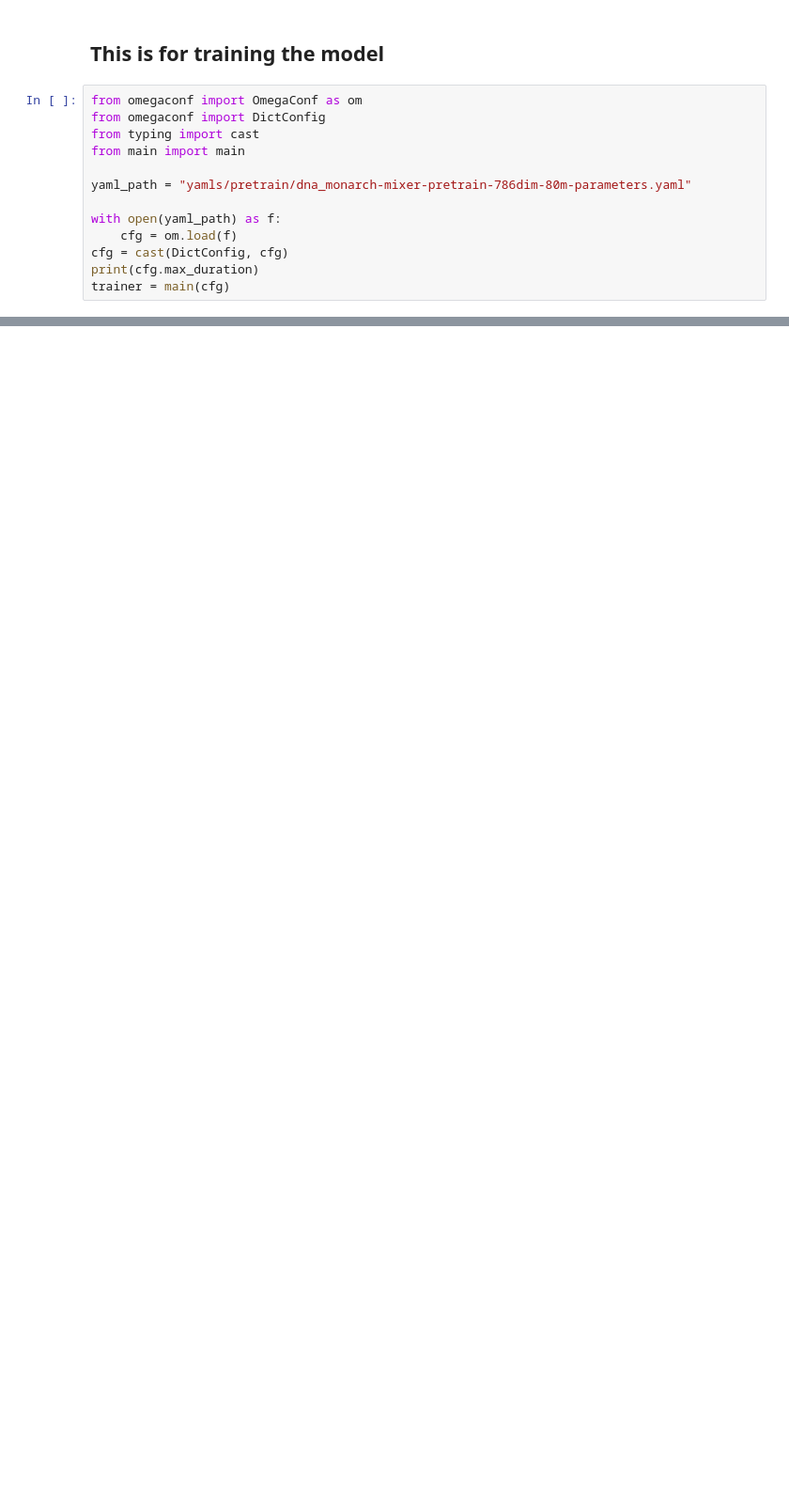
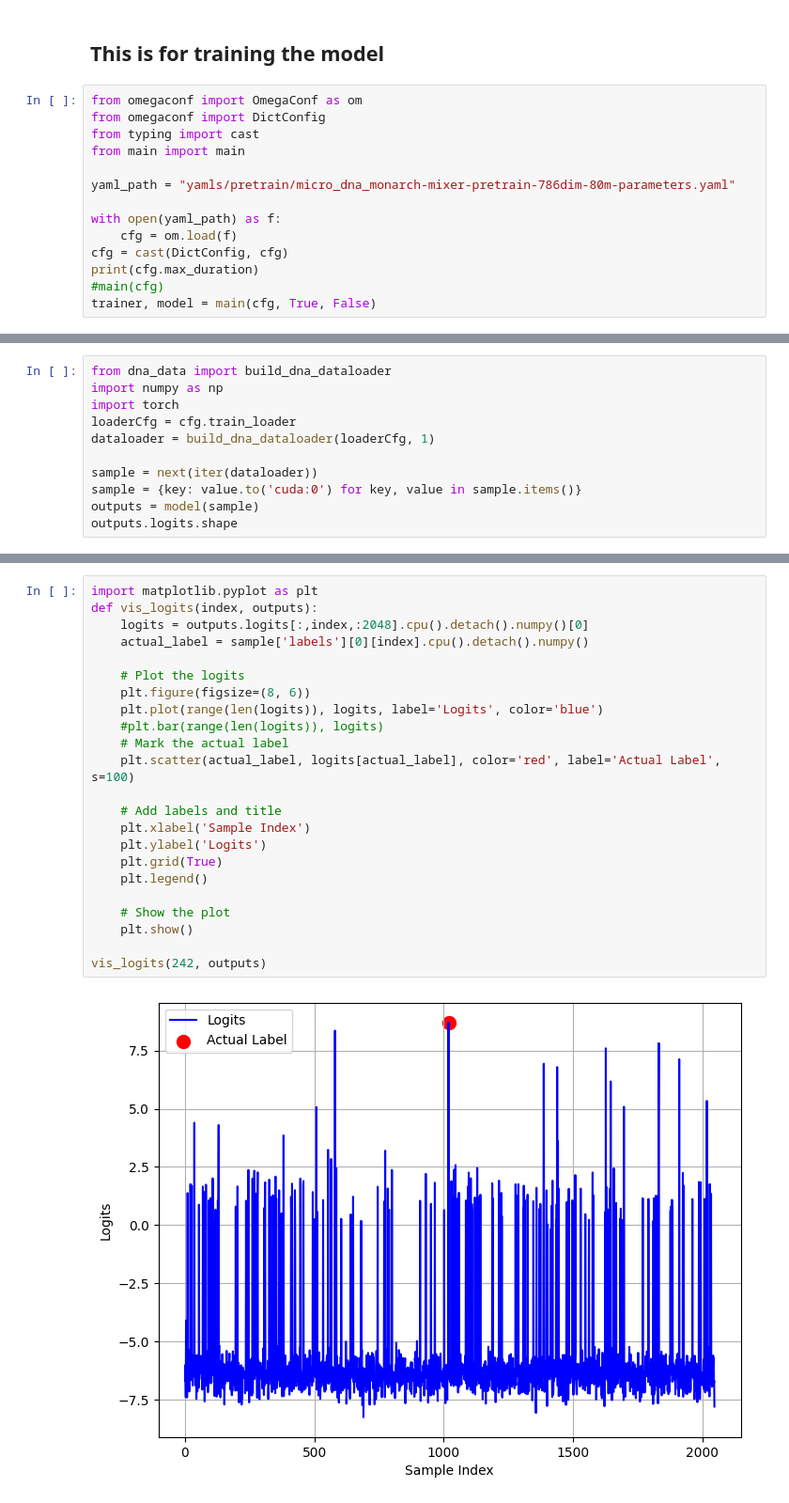
Before and after one commit to flyingkukri/dnam2, a Jupyter notebook: bert/m2repo.ipynb, the cells around one changed output, grey strips where cells are left out. Shown at 94% size. Drawn from its saved outputs; the diff is of its cells as text; blank space fills up the shorter version.

Commit message:
training directly from the repo without glu

```diff
--- a/bert/m2repo.ipynb
+++ b/bert/m2repo.ipynb
@@ -30,12 +11,13 @@ from omegaconf import DictConfig
 from typing import cast
 from main import main
 
-yaml_path = "yamls/pretrain/dna_monarch-mixer-pretrain-786dim-80m-parameters.yaml"
+yaml_path = "yamls/pretrain/micro_dna_monarch-mixer-pretrain-786dim-80m-parameters.yaml"
 
 with open(yaml_path) as f:
     cfg = om.load(f)
 cfg = cast(DictConfig, cfg)
 print(cfg.max_duration)
-trainer = main(cfg)
+#main(cfg)
+trainer, model = main(cfg, True, False)
 # %% [output]
 Could not import FlashFFTConv!
@@ -83,0 +57,11 @@ Starting training...
+# %%
+from dna_data import build_dna_dataloader
+import numpy as np
+import torch
+loaderCfg = cfg.train_loader
+dataloader = build_dna_dataloader(loaderCfg, 1)
+
+sample = next(iter(dataloader))
+sample = {key: value.to('cuda:0') for key, value in sample.items()}
+outputs = model(sample)
+outputs.logits.shape
@@ -83,0 +72,25 @@ Starting training...
+# %%
+import matplotlib.pyplot as plt
+def vis_logits(index, outputs):
+    logits = outputs.logits[:,index,:2048].cpu().detach().numpy()[0]
+    actual_label = sample['labels'][0][index].cpu().detach().numpy()
+
+    # Plot the logits
+    plt.figure(figsize=(8, 6))
+    plt.plot(range(len(logits)), logits, label='Logits', color='blue')
+    #plt.bar(range(len(logits)), logits)
+    # Mark the actual label
+    plt.scatter(actual_label, logits[actual_label], color='red', label='Actual Label', s=100)
+
+    # Add labels and title
+    plt.xlabel('Sample Index')
+    plt.ylabel('Logits')
+    plt.grid(True)
+    plt.legend()
+
+    # Show the plot
+    plt.show()
+
+vis_logits(242, outputs)
+# %% [output]
+[figure, added]
```
Also changed, not shown: parts of 5 cells of this notebook, 27 other files.
